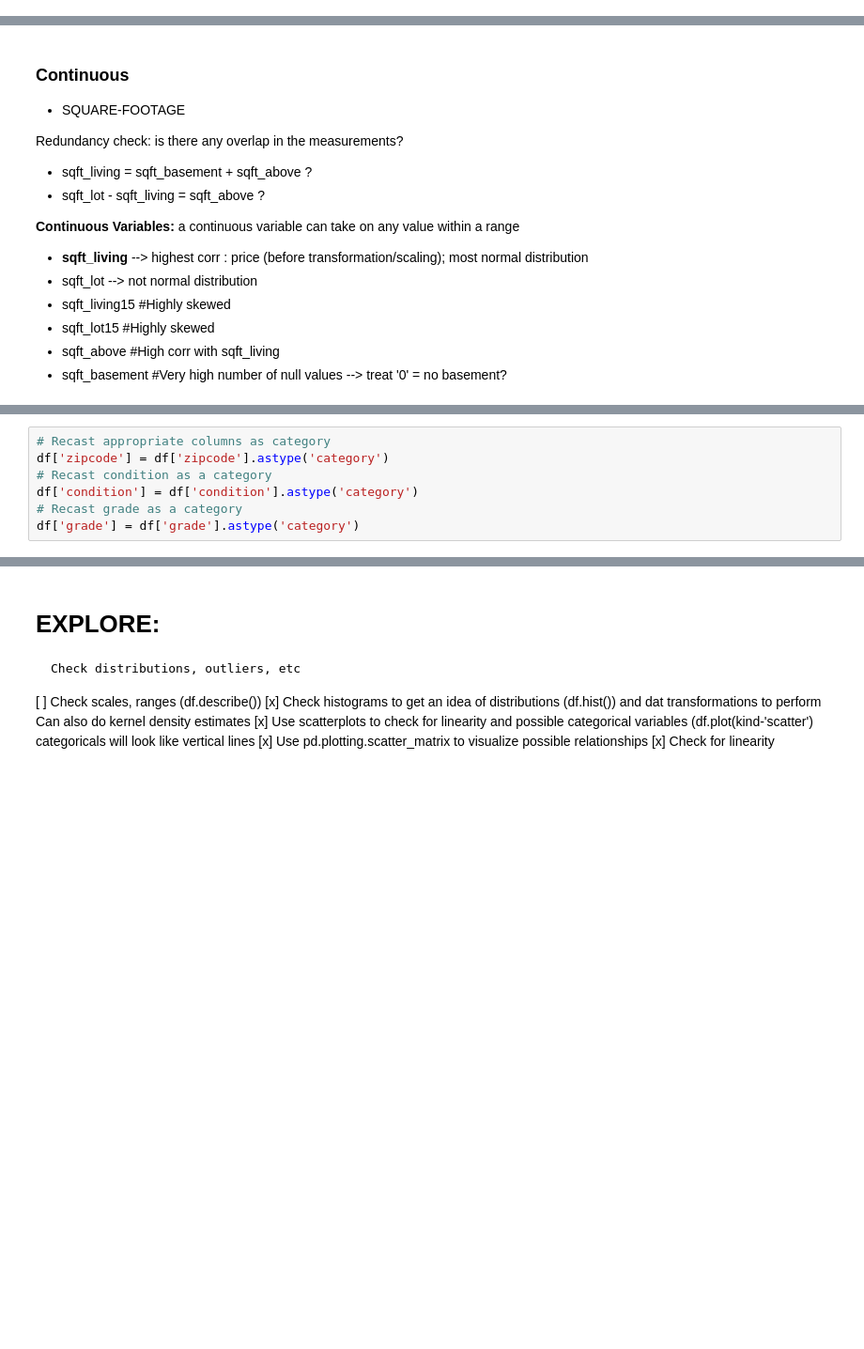
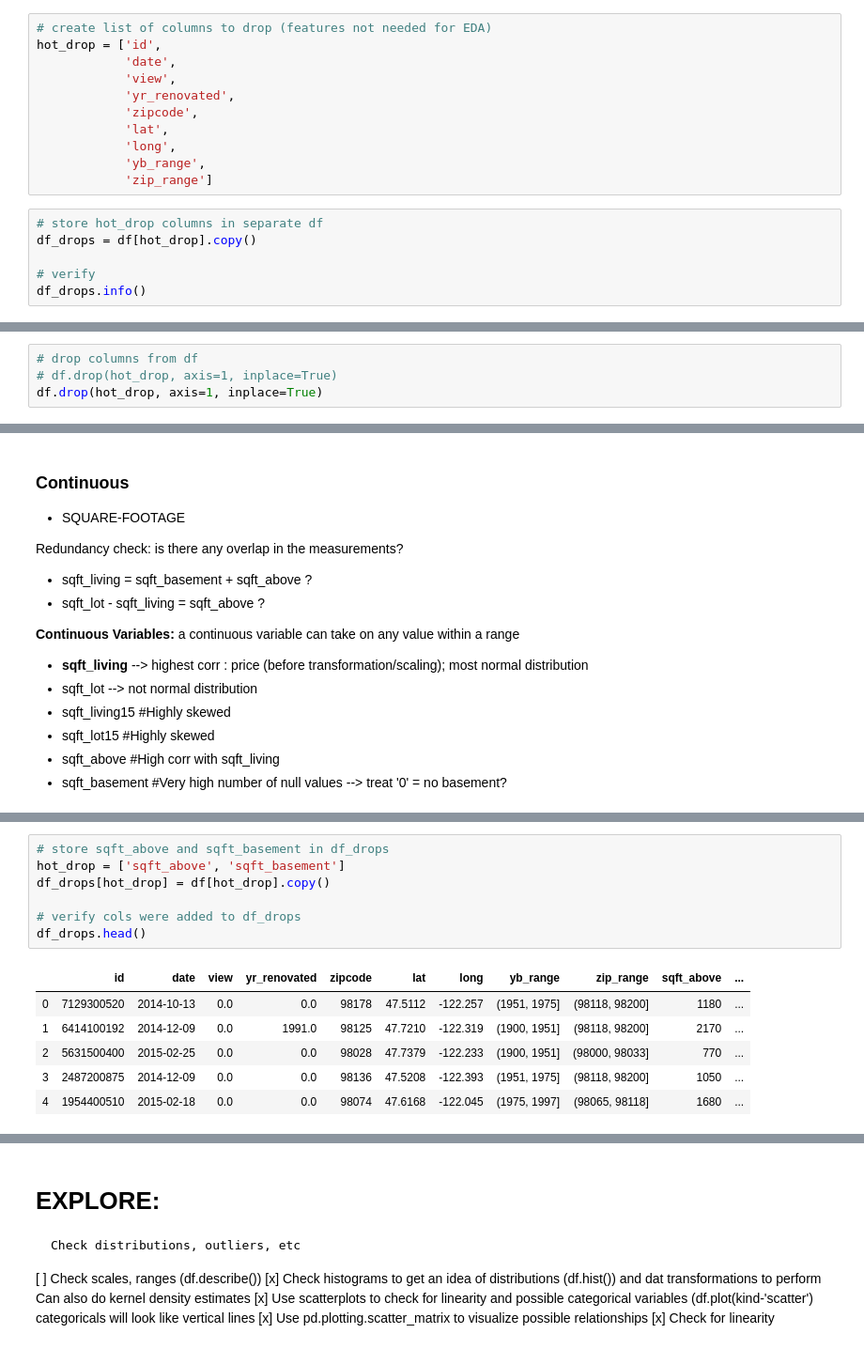
Before and after one commit to alphasentaurii/predicting-home-values-with-multiple-linear-regression, a Jupyter notebook: 1_scrub_student.ipynb, the cells around one changed output, grey strips where cells are left out. Shown: that part at 94% size. Drawn from its saved outputs; the diff is of its cells as text; blank space fills up the shorter version.

```diff
--- a/1_scrub_student.ipynb
+++ b/1_scrub_student.ipynb
@@ -843,0 +820,17 @@ def drop_it_like_its_hot(df=df, new_index=None, droplet=droplet):
+# %%
+# create list of columns to drop (features not needed for EDA)
+hot_drop = ['id',
+            'date',
+            'view',
+            'yr_renovated',
+            'zipcode',
+            'lat',
+            'long',
+            'yb_range',
+            'zip_range']
+# %%
+# store hot_drop columns in separate df
+df_drops = df[hot_drop].copy()
+
+# verify
+df_drops.info()
@@ -843,0 +852,4 @@ def drop_it_like_its_hot(df=df, new_index=None, droplet=droplet):
+# %%
+# drop columns from df
+# df.drop(hot_drop, axis=1, inplace=True)
+df.drop(hot_drop, axis=1, inplace=True)
@@ -921,7 +896,0 @@ floors_dummies = pd.get_dummies(df['floors'], prefix='floors', drop_first=True)
-# %%
-# Recast appropriate columns as category
-df['zipcode'] = df['zipcode'].astype('category')
-# Recast condition as a category
-df['condition'] = df['condition'].astype('category')
-# Recast grade as a category
-df['grade'] = df['grade'].astype('category')
@@ -945,0 +929,14 @@ df['bathrooms'].unique()
+# %%
+# store sqft_above and sqft_basement in df_drops
+hot_drop = ['sqft_above', 'sqft_basement']
+df_drops[hot_drop] = df[hot_drop].copy()
+
+# verify cols were added to df_drops
+df_drops.head()
+# %% [output]
+|  | id | date | view | yr_renovated | zipcode | lat | long | yb_range | zip_range | sqft_above | ... |
+| 0 | 7129300520 | 2014-10-13 | 0.0 | 0.0 | 98178 | 47.5112 | -122.257 | (1951, 1975] | (98118, 98200] | 1180 | ... |
+| 1 | 6414100192 | 2014-12-09 | 0.0 | 1991.0 | 98125 | 47.7210 | -122.319 | (1900, 1951] | (98118, 98200] | 2170 | ... |
+| 2 | 5631500400 | 2015-02-25 | 0.0 | 0.0 | 98028 | 47.7379 | -122.233 | (1900, 1951] | (98000, 98033] | 770 | ... |
+| 3 | 2487200875 | 2014-12-09 | 0.0 | 0.0 | 98136 | 47.5208 | -122.393 | (1951, 1975] | (98118, 98200] | 1050 | ... |
+| 4 | 1954400510 | 2015-02-18 | 0.0 | 0.0 | 98074 | 47.6168 | -122.045 | (1975, 1997] | (98065, 98118] | 1680 | ... |
```
Also changed, not shown: parts of 43 cells of this notebook, 2 other files.
